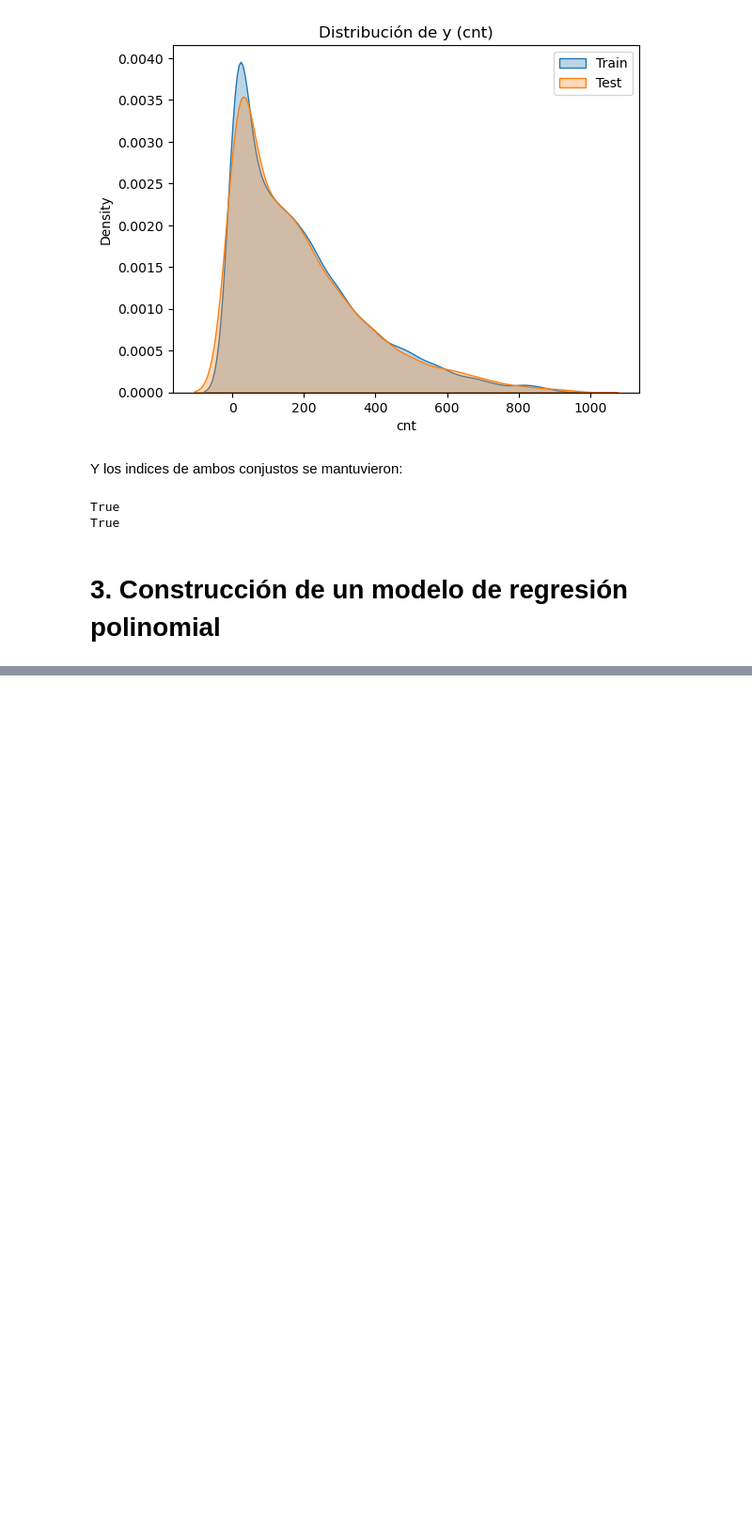
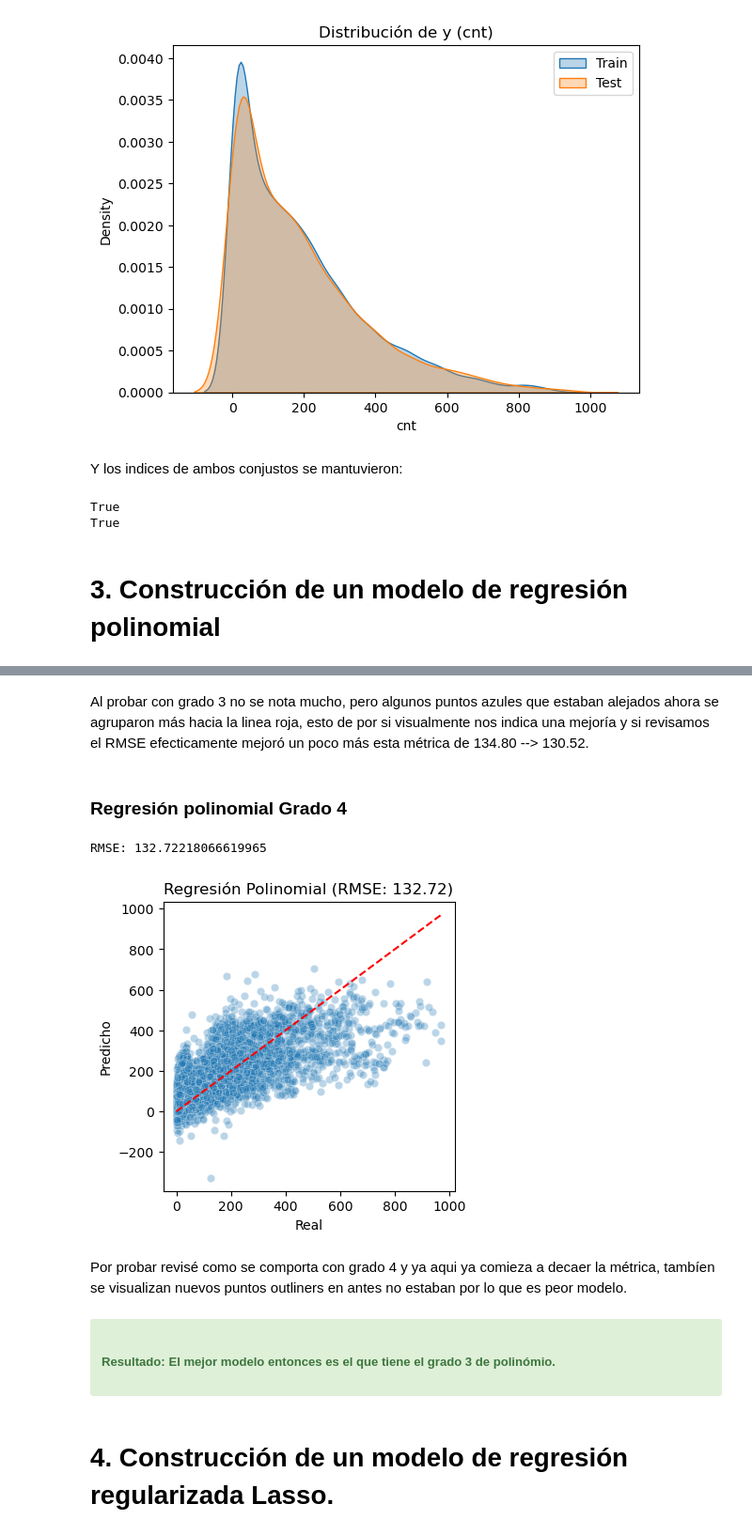
Before and after one commit to JhonZacipa/ML-Project-bicycle-usage-demand-estimation, a Jupyter notebook: ProyectoEtapa1Notebook.ipynb, the cells around one changed output, grey strips where cells are left out. Shown at 94% size. Saved outputs shown, nothing was run; the diff lists cells and outputs as text; code cells hidden in the pictures; blank space fills up the shorter version.

```diff
--- a/ProyectoEtapa1Notebook.ipynb
+++ b/ProyectoEtapa1Notebook.ipynb
@@ -629,0 +666,38 @@ True
+# %% [markdown]
+Al probar con grado 3 no se nota mucho, pero algunos puntos azules que estaban alejados ahora se agruparon más hacia la linea roja, esto de por si visualmente nos indica una mejoría y si revisamos el RMSE efecticamente mejoró un poco más esta métrica de  134.80 --> 130.52.
+# %% [markdown]
+### Regresión polinomial Grado 4
+# %%
+polynomial = PolynomialFeatures(degree=4)
+
+X_train_poly = polynomial.fit_transform(X_train_final)
+X_test_poly = polynomial.transform(X_test_final)
+
+
+model = LinearRegression()
+model.fit(X_train_poly,y_train)
+
+y_pred = model.predict(X_test_poly)
+
+RMSE_G4 = root_mean_squared_error(y_test,y_pred)
+
+print(f'RMSE: {RMSE_G4}' )
+
+plt.figure(figsize=(4, 4))
+sea.scatterplot(x=y_test, y=y_pred, alpha=0.3)
+plt.plot([0, y_test.max()], [0, y_test.max()], 'r--')
+plt.xlabel('Real')
+plt.ylabel('Predicho')
+plt.title(f'Regresión Polinomial (RMSE: {RMSE_G4:.2f})')
+plt.show()
+# %% [output]
+RMSE: 132.72218066619965
+[figure, added]
+# %% [markdown]
+Por probar revisé como se comporta con grado 4 y ya aqui ya comieza a decaer la métrica, tambíen se visualizan nuevos puntos outliners en antes no estaban por lo que es peor modelo.
+# %% [markdown]
+<div class="alert alert-block alert-success">
+<h5><b>Resultado:</b> El mejor modelo entonces es el que tiene el grado 3 de polinómio.</h5>
+</div>
+# %% [markdown]
+# 4. **Construcción de un modelo de regresión regularizada Lasso.**
```
Also changed, not shown: parts of 33 cells of this notebook, 2 other files.
